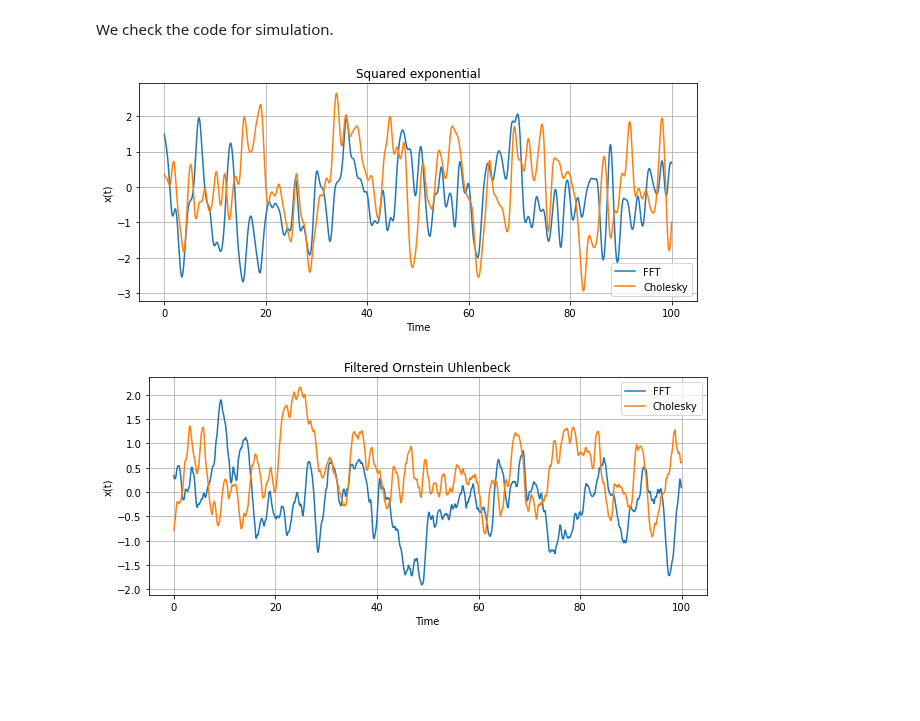
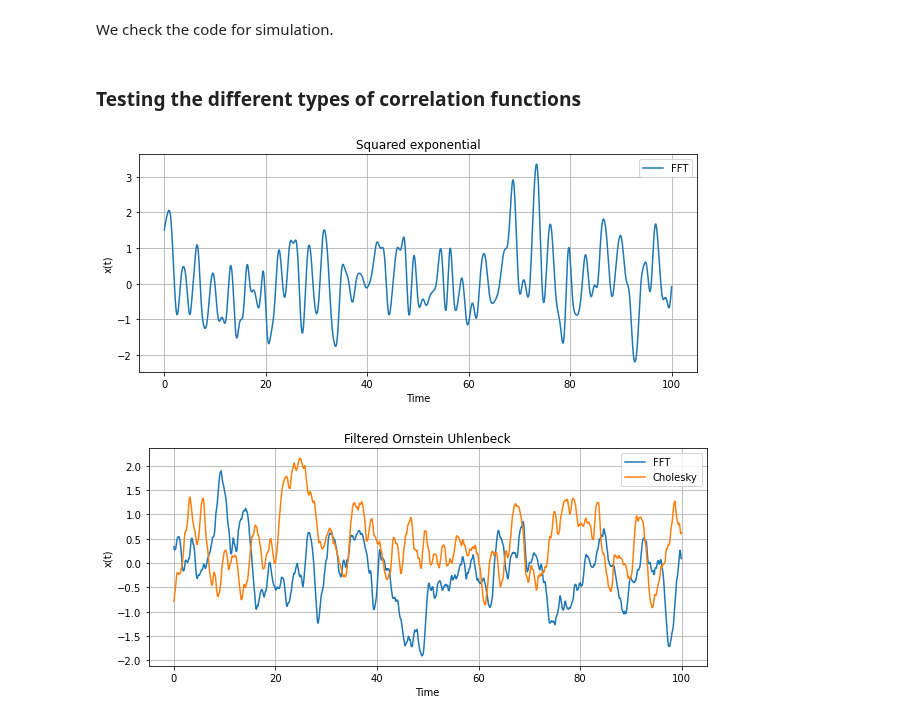
Before and after one commit to shivangrawat/gaussian-crossings, a Jupyter notebook: examples/testing_simulation.ipynb, the cells around one changed output. Drawn from its saved outputs; the diff is of its cells as text; code cells hidden in the pictures; blank space fills up the shorter version.

```diff
--- a/examples/testing_simulation.ipynb
+++ b/examples/testing_simulation.ipynb
@@ -11,31 +11,33 @@ from gaussian_crossings import simulate_gaussian_process_fft, simulate_gaussian_
+# %% [markdown]
+### Testing the different types of correlation functions
 # %%
 # For a type of Gaussian process with a squared-exponential autocorrelation function
 def r_squared_exp(t, tau, sigma):
     return sigma ** 2 * torch.exp(- (t/ tau) ** 2)
 
 # Set simulation parameters.
 T = 100.0    # Total simulation time (e.g., 10 time units)
 dt = 0.01   # Time discretization step
 tau = 1.0   # Correlation decay parameter
 sigma = 1.0 # Standard deviation (amplitude) of the process
 
 # Generate a sample path of the Gaussian process.
 # The additional parameters tau and sigma are passed after T and dt.
-t, x = simulate_gaussian_process_fft(r_squared_exp, T, dt, tau=tau, sigma=sigma)
-t1, x1 = simulate_gaussian_process_cholesky(r_squared_exp, T, dt, tau=tau, sigma=sigma)
+t, x = gc.simulate_gaussian_process_fft(r_squared_exp, T, dt, tau=tau, sigma=sigma)
+# t1, x1 = gc.simulate_gaussian_process_cholesky(r_squared_exp, T, dt, tau=tau, sigma=sigma)
 
 # Plot the result.
 plt.figure(figsize=(10, 4))
 plt.plot(t, x, label='FFT')
-plt.plot(t1, x1, label='Cholesky')
+# plt.plot(t1, x1, label='Cholesky')
 plt.xlabel('Time')
 plt.ylabel('x(t)')
 plt.title('Squared exponential')
 plt.legend()
 plt.grid(True)
 plt.show()
 # %% [output]
-[figure, old version]
+[figure, new version]
 # %%
 # For a filtered Ornstein-Uhlenbeck process, we have
 def r_filtered_OU(t, sigma, tau_e, tau_f):
```
Also changed, not shown: parts of 7 cells of this notebook, 5 other files.
